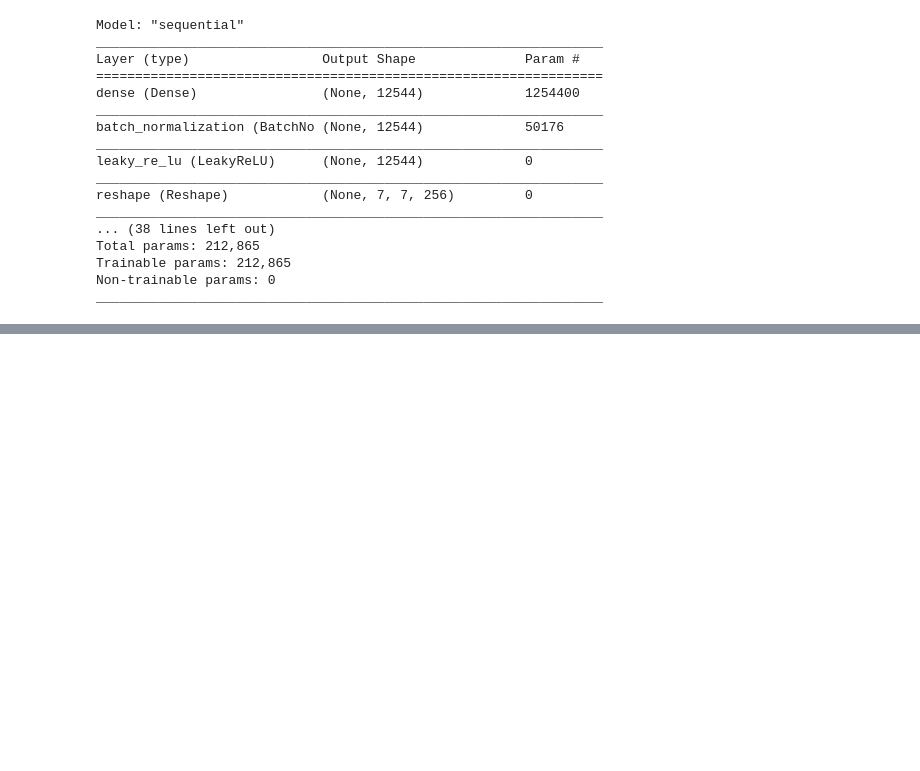
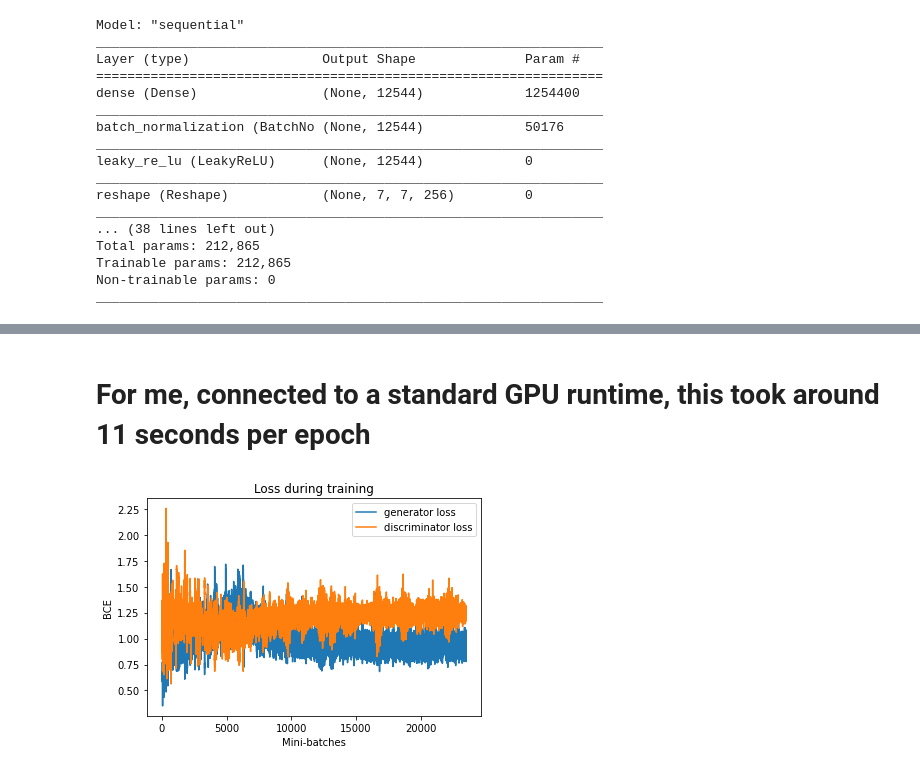
Before and after one commit to VKapitany/GAN_Introduction, a Jupyter notebook: GAN_Intro.ipynb, the cells around one changed output, grey strips where cells are left out. Drawn from its saved outputs; the diff is of its cells as text; code cells hidden in the pictures; blank space fills up the shorter version.

```diff
--- a/GAN_Intro.ipynb
+++ b/GAN_Intro.ipynb
@@ -331,9 +336,13 @@ train(train_dataset, EPOCHS)
+# %% [markdown]
+# For me, connected to a standard GPU runtime, this took around 11 seconds per epoch
 # %%
 # Plot history of loss during training
 plt.plot(gen_loss_log, label = 'generator loss')
 plt.plot(disc_loss_log, label = 'discriminator loss')
 plt.legend()
-plt.xlabel('Epoch')
+plt.xlabel('Mini-batches')
 plt.ylabel('BCE')
 plt.title('Loss during training')
 plt.savefig('training_loss.png')
+# %% [output]
+[figure, added]
```
Also changed, not shown: parts of 9 cells of this notebook.
